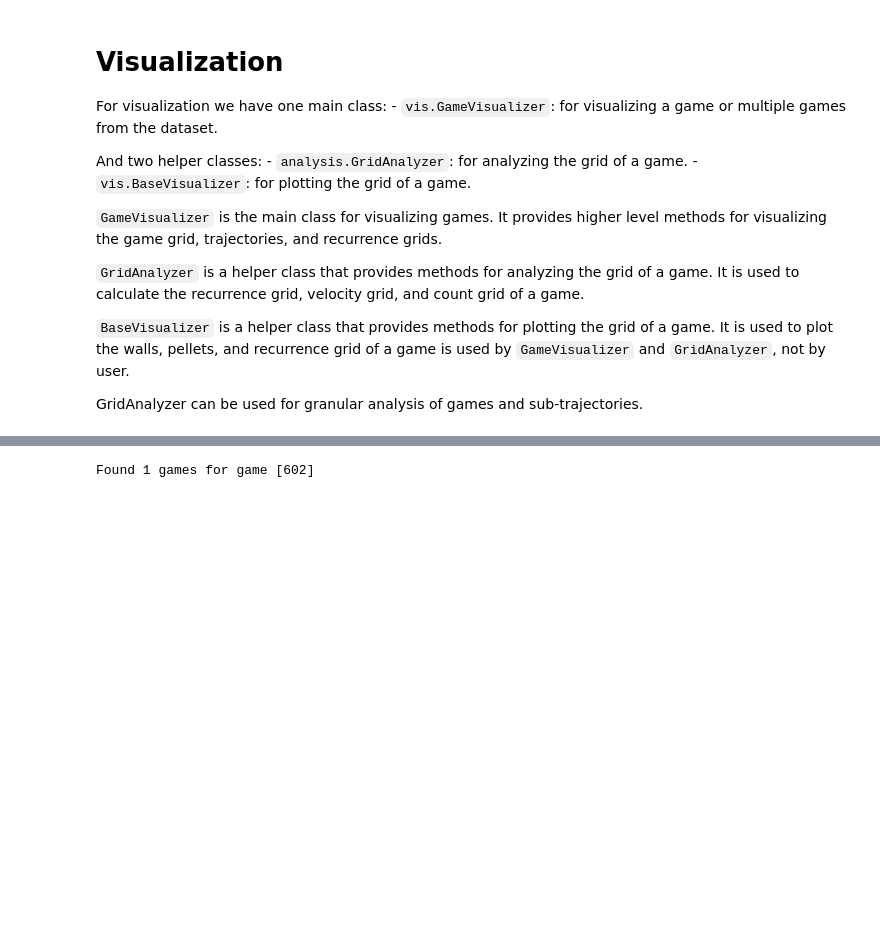
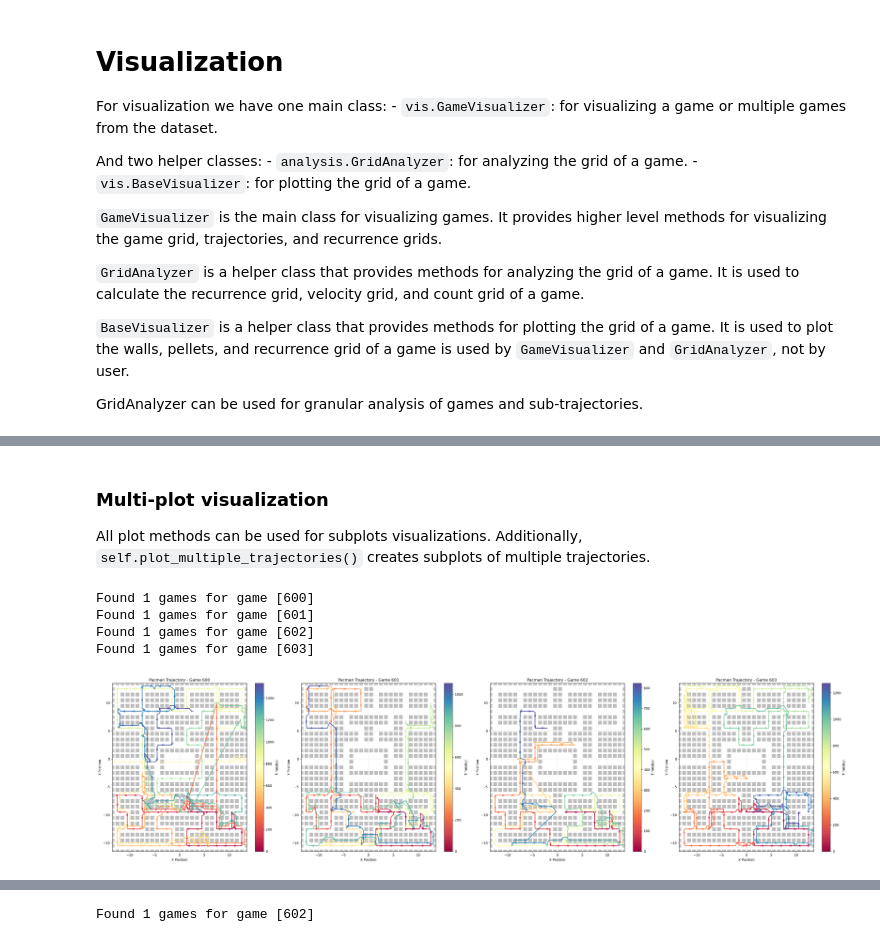
Before and after one commit to PipaFlores/encoder-pacman, a Jupyter notebook: notebooks/Visualizations.ipynb, the cells around one changed output, grey strips where cells are left out. Drawn from its saved outputs; the diff is of its cells as text; code cells hidden in the pictures; blank space fills up the shorter version.

```diff
--- a/notebooks/Visualizations.ipynb
+++ b/notebooks/Visualizations.ipynb
@@ -66,0 +115,13 @@ Found 1 games for game [602]
+# %% [markdown]
+### Multi-plot visualization
+
+All plot methods can be used for subplots visualizations. Additionally, `self.plot_multiple_trajectories()` creates subplots of multiple trajectories.
+# %%
+### Using the dedicated method (useful for comparisons).
+visualizer.plot_multiple_trajectories(game_ids=range(600,604), plot_type='line')
+# %% [output]
+Found 1 games for game [600]
+Found 1 games for game [601]
+Found 1 games for game [602]
+Found 1 games for game [603]
+[figure, added]
```
Also changed, not shown: parts of 17 cells of this notebook, 3 other files.
